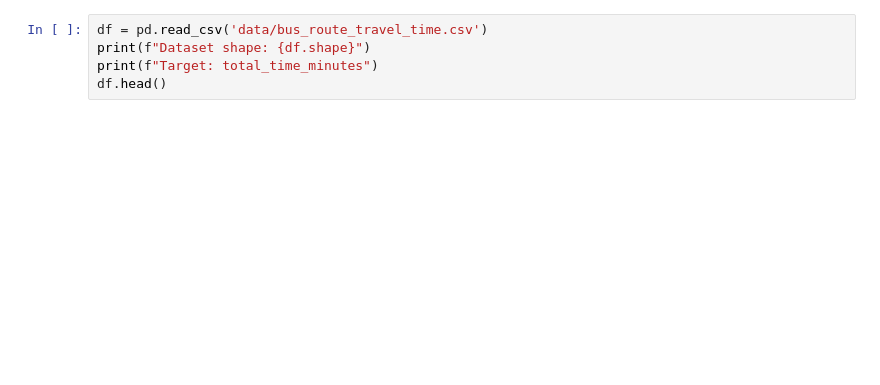
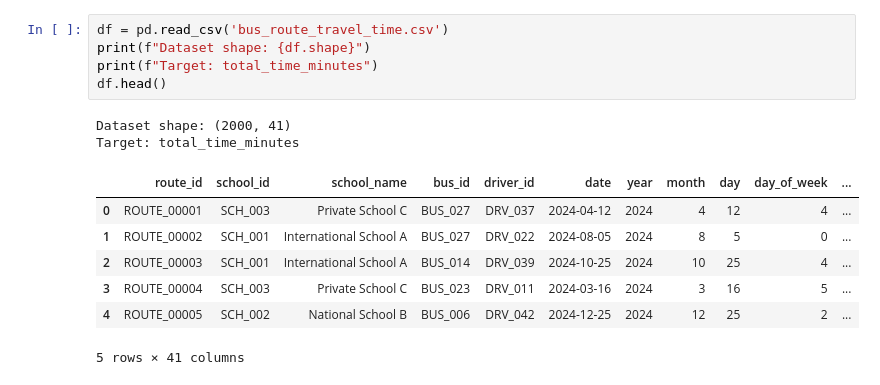
Before and after one commit to Shohstopper/bus-route-travel-time, a Jupyter notebook: school_route_optimiser.ipynb, the cells around one changed output. Saved outputs shown, nothing was run; the diff lists cells and outputs as text; blank space fills up the shorter version.

```diff
--- a/school_route_optimiser.ipynb
+++ b/school_route_optimiser.ipynb
@@ -20,8 +20,18 @@ Error:
 # %%
-df = pd.read_csv('data/bus_route_travel_time.csv')
+df = pd.read_csv('bus_route_travel_time.csv')
 print(f"Dataset shape: {df.shape}")
 print(f"Target: total_time_minutes")
 df.head()
+# %% [output]
+Dataset shape: (2000, 41)
+Target: total_time_minutes
+|  | route_id | school_id | school_name | bus_id | driver_id | date | year | month | day | day_of_week | ... |
+| 0 | ROUTE_00001 | SCH_003 | Private School C | BUS_027 | DRV_037 | 2024-04-12 | 2024 | 4 | 12 | 4 | ... |
+| 1 | ROUTE_00002 | SCH_001 | International School A | BUS_027 | DRV_022 | 2024-08-05 | 2024 | 8 | 5 | 0 | ... |
+| 2 | ROUTE_00003 | SCH_001 | International School A | BUS_014 | DRV_039 | 2024-10-25 | 2024 | 10 | 25 | 4 | ... |
+| 3 | ROUTE_00004 | SCH_003 | Private School C | BUS_023 | DRV_011 | 2024-03-16 | 2024 | 3 | 16 | 5 | ... |
+| 4 | ROUTE_00005 | SCH_002 | National School B | BUS_006 | DRV_042 | 2024-12-25 | 2024 | 12 | 25 | 2 | ... |
+5 rows × 41 columns
 # %%
 # Basic stats
 print("Target variable statistics:")
```
Also changed, not shown: parts of 20 cells of this notebook.
